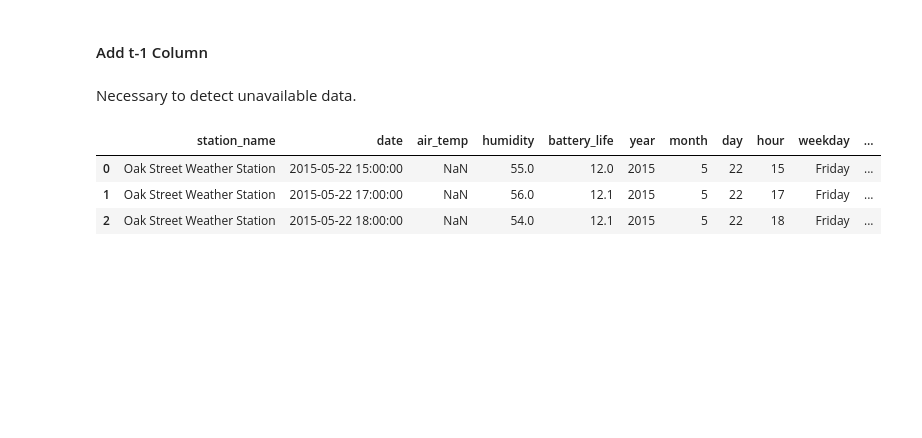
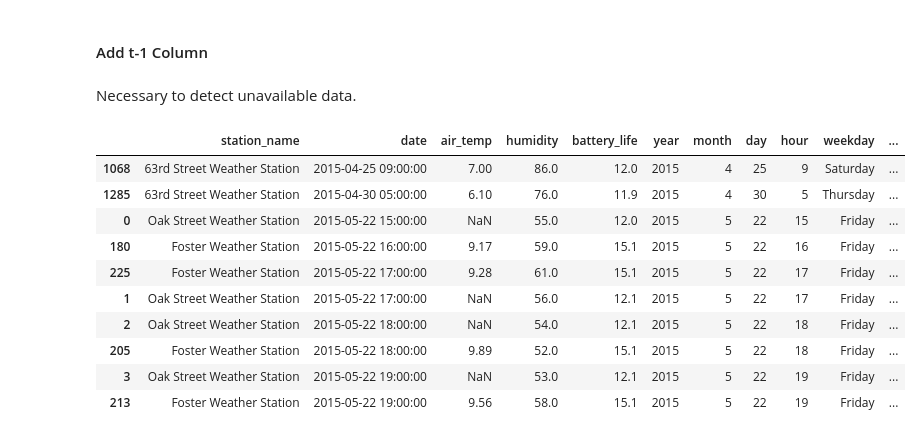
Before and after one commit to floteslof/machine_learning_prognose, a Jupyter notebook: modules/modelling/data_preparation.ipynb, the cells around one changed output. Saved outputs shown, nothing was run; the diff lists cells and outputs as text; code cells hidden in the pictures; blank space fills up the shorter version.

```diff
--- a/modules/modelling/data_preparation.ipynb
+++ b/modules/modelling/data_preparation.ipynb
@@ -9,7 +11,7 @@ import numpy as np
 # %% [markdown]
 #### Sort by Date
 # %%
-df.sort_values('date')
+df = df.sort_values('date')
 
 df.head(3)
 # %% [output]
@@ -44,34 +46,45 @@ Necessary to detect unavailable data.
 # %%
 dfs = [df[df['station_name']=='Oak Street Weather Station'], df[df['station_name']=='Foster Weather Station'], df[df['station_name']=='63rd Street Weather Station']]
 
+df['status'] = 'online'
 df['air_temp_t-1'] = np.nan
 df['humidity_t-1'] = np.nan
 df['battery_life_t-1'] = np.nan
 
 for x in dfs:
   prev = None
 
   for index, row in x.iterrows():
     try:
       # if prev is set to None throw exception
       hour1 = prev['hour']
       hour2 = row['hour'] - 1
 
       if hour2 < 0:
         hour2 = 23
 
       if (hour1 == hour2):
         df.at[index, 'air_temp_t-1'] = prev['air_temp']
         df.at[index, 'humidity_t-1'] = prev['humidity']
         df.at[index, 'battery_life_t-1'] = prev['battery_life']
     except TypeError:
       pass
 
     prev = row
 
-df.head(3)
+    if index > 10:
+      break
+
+df.head(10)
 # %% [output]
 |  | station_name | date | air_temp | humidity | battery_life | year | month | day | hour | weekday | ... |
+| 1068 | 63rd Street Weather Station | 2015-04-25 09:00:00 | 7.00 | 86.0 | 12.0 | 2015 | 4 | 25 | 9 | Saturday | ... |
+| 1285 | 63rd Street Weather Station | 2015-04-30 05:00:00 | 6.10 | 76.0 | 11.9 | 2015 | 4 | 30 | 5 | Thursday | ... |
 | 0 | Oak Street Weather Station | 2015-05-22 15:00:00 | NaN | 55.0 | 12.0 | 2015 | 5 | 22 | 15 | Friday | ... |
+| 180 | Foster Weather Station | 2015-05-22 16:00:00 | 9.17 | 59.0 | 15.1 | 2015 | 5 | 22 | 16 | Friday | ... |
+| 225 | Foster Weather Station | 2015-05-22 17:00:00 | 9.28 | 61.0 | 15.1 | 2015 | 5 | 22 | 17 | Friday | ... |
 | 1 | Oak Street Weather Station | 2015-05-22 17:00:00 | NaN | 56.0 | 12.1 | 2015 | 5 | 22 | 17 | Friday | ... |
 | 2 | Oak Street Weather Station | 2015-05-22 18:00:00 | NaN | 54.0 | 12.1 | 2015 | 5 | 22 | 18 | Friday | ... |
+| 205 | Foster Weather Station | 2015-05-22 18:00:00 | 9.89 | 52.0 | 15.1 | 2015 | 5 | 22 | 18 | Friday | ... |
+| 3 | Oak Street Weather Station | 2015-05-22 19:00:00 | NaN | 53.0 | 12.1 | 2015 | 5 | 22 | 19 | Friday | ... |
+| 213 | Foster Weather Station | 2015-05-22 19:00:00 | 9.56 | 58.0 | 15.1 | 2015 | 5 | 22 | 19 | Friday | ... |
```
Also changed, not shown: parts of 5 cells of this notebook, 3 other files.
